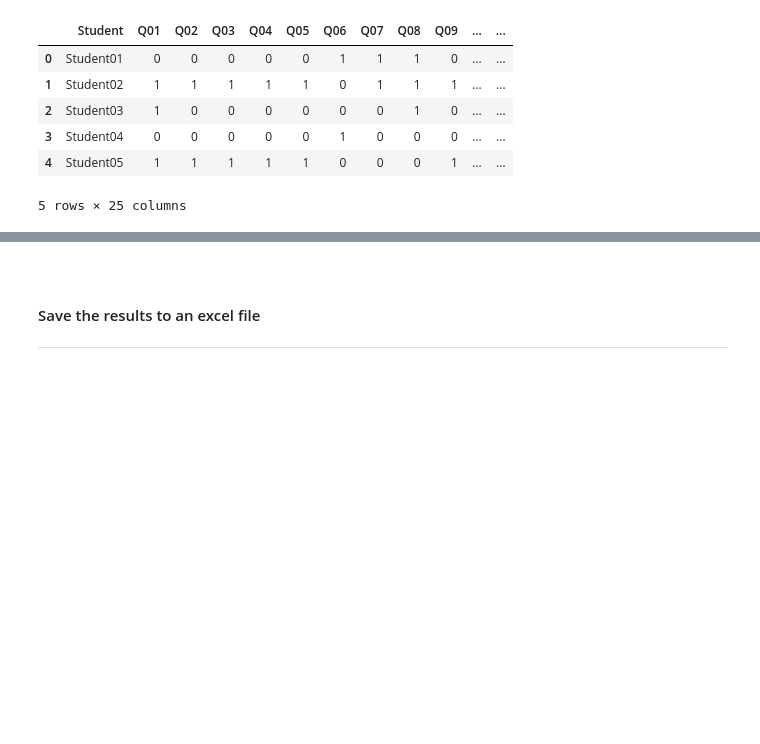
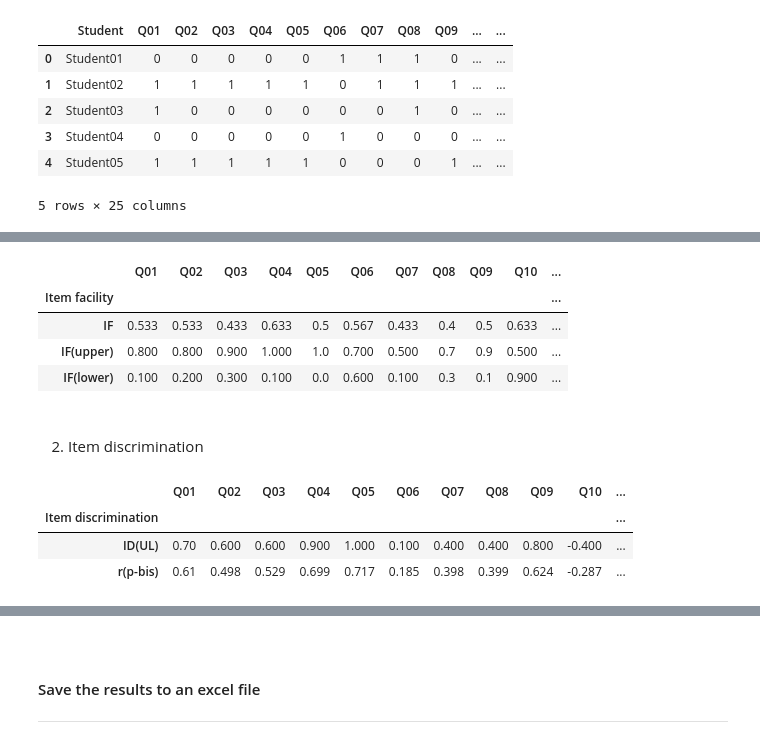
Before and after one commit to olgarozhdestvina/Data-Science-and-Machine-Learning, a Jupyter notebook: Data analytics/Language tests/One test descriptive statistics.ipynb, the cells around one changed output, grey strips where cells are left out. Cells and saved outputs as stored; diff of their text form; code cells hidden in the pictures; blank space fills up the shorter version.

```diff
--- a/Data analytics/Language tests/One test descriptive statistics.ipynb
+++ b/Data analytics/Language tests/One test descriptive statistics.ipynb
@@ -237,0 +257,20 @@ stats = stats.join(np.round(stats_for_scores,3))
+# %%
+# calculate total IF, upper and lower IF for each quize
+IF = pd.DataFrame({'IF': np.round(sorted_scores.drop(['Student', 'Total', '% Correct', 'z', 'T'], axis=1).mean(), 3)}).T
+IF_upper = pd.DataFrame({'IF(upper)': np.round(sorted_scores.drop(['Student', 'Total', '% Correct', 'z', 'T'], axis=1)[:10].mean(), 3)}).T
+IF_lower = pd.DataFrame({'IF(lower)': np.round(sorted_scores.drop(['Student', 'Total', '% Correct', 'z', 'T'], axis=1)[-10:].mean(), 3)}).T
+
+# concat them into one dataframe
+item_facility = pd.concat([IF, IF_upper, IF_lower])
+item_facility.index.name = 'Item facility'
+item_facility
+# %% [output]
+|  | Q01 | Q02 | Q03 | Q04 | Q05 | Q06 | Q07 | Q08 | Q09 | Q10 | ... |
+| Item facility |  |  |  |  |  |  |  |  |  |  | ... |
+| IF | 0.533 | 0.533 | 0.433 | 0.633 | 0.5 | 0.567 | 0.433 | 0.4 | 0.5 | 0.633 | ... |
+| IF(upper) | 0.800 | 0.800 | 0.900 | 1.000 | 1.0 | 0.700 | 0.500 | 0.7 | 0.9 | 0.500 | ... |
+| IF(lower) | 0.100 | 0.200 | 0.300 | 0.100 | 0.0 | 0.600 | 0.100 | 0.3 | 0.1 | 0.900 | ... |
+# %% [markdown]
+<br>
+
+2. Item discrimination
@@ -237,0 +281,10 @@ stats = stats.join(np.round(stats_for_scores,3))
+# %%
+# concat the results into one dataframe
+discrimination = pd.concat([IDul, r_pb])
+discrimination.index.name = 'Item discrimination'
+discrimination
+# %% [output]
+|  | Q01 | Q02 | Q03 | Q04 | Q05 | Q06 | Q07 | Q08 | Q09 | Q10 | ... |
+| Item discrimination |  |  |  |  |  |  |  |  |  |  | ... |
+| ID(UL) | 0.70 | 0.600 | 0.600 | 0.900 | 1.000 | 0.100 | 0.400 | 0.400 | 0.800 | -0.400 | ... |
+| r(p-bis) | 0.61 | 0.498 | 0.529 | 0.699 | 0.717 | 0.185 | 0.398 | 0.399 | 0.624 | -0.287 | ... |
```
Also changed, not shown: parts of 14 cells of this notebook, 1 other file.
